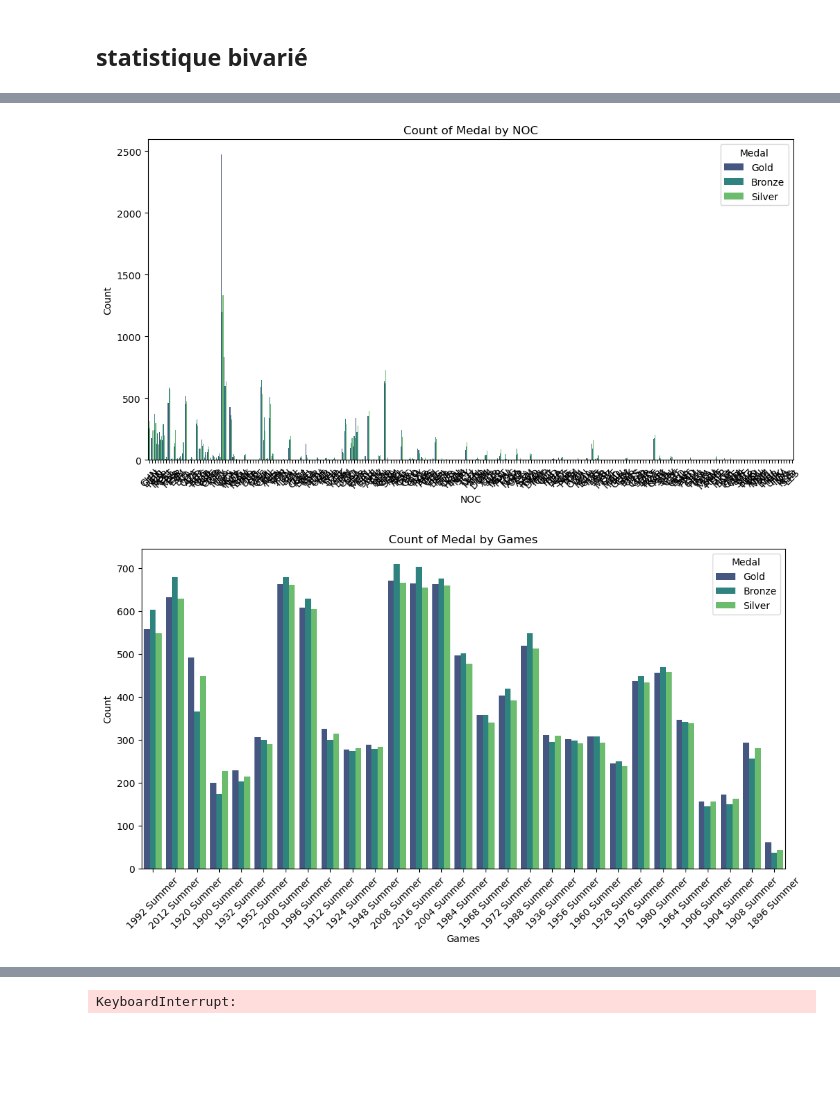
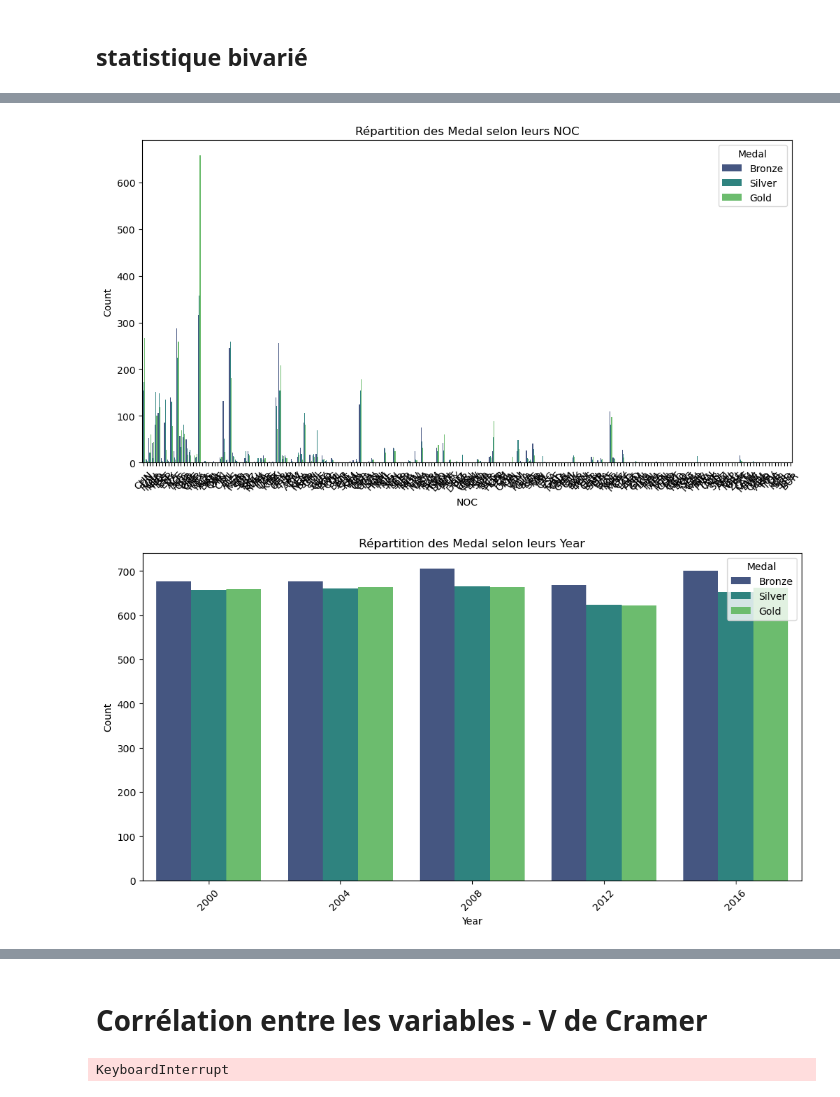
Before and after one commit to LepercqLouise/Rendu_MLOPS, a Jupyter notebook: MLOPS_Louise_Cyrielle.ipynb, the cells around one changed output, grey strips where cells are left out. Drawn from its saved outputs; the diff is of its cells as text; code cells hidden in the pictures; blank space fills up the shorter version.

Commit message:
statistique bivarié + V-Cramer

```diff
--- a/MLOPS_Louise_Cyrielle.ipynb
+++ b/MLOPS_Louise_Cyrielle.ipynb
@@ -486,16 +504,13 @@ les_16_premiers
 # %% [markdown]
 ## statistique bivarié
 # %%
-#statistiques desc
-import seaborn as sns
-import matplotlib.pyplot as plt
 
-def create_bar_plot(data, x_variable, target_variable='Medal'):
+def create_bar_plot(base_summer_2000_net, x_variable, target_variable='Medal'):
 
     # Create a bar plot
     plt.figure(figsize=(12, 6))
-    sns.countplot(x=x_variable, hue=target_variable, data=data, palette='viridis')
-    plt.title(f'Count of {target_variable} by {x_variable}')
+    sns.countplot(x=x_variable, hue=target_variable, data=base_summer_2000_net, palette='viridis')
+    plt.title(f'Répartition des {target_variable} selon leurs {x_variable}')
     plt.xlabel(x_variable)
     plt.ylabel('Count')
     plt.xticks(rotation=45)
@@ -504,11 +519,11 @@ def create_bar_plot(data, x_variable, target_variable='Medal'):
 
 # Example usage:
 # Assuming your DataFrame is named df
-create_bar_plot(base_summer, 'Sex')
-create_bar_plot(base_summer, 'Classe_age')
-create_bar_plot(base_summer, 'Classe_height')
-create_bar_plot(base_summer, 'Classe_weight')
-create_bar_plot(base_summer, 'NOC')
-create_bar_plot(base_summer, 'Games')
-create_bar_plot(base_summer, 'Sport')
+create_bar_plot(base_summer_2000_net, 'Sex')
+create_bar_plot(base_summer_2000_net, 'Classe_age')
+create_bar_plot(base_summer_2000_net, 'Classe_height')
+create_bar_plot(base_summer_2000_net, 'Classe_weight')
+create_bar_plot(base_summer_2000_net, 'NOC')
+create_bar_plot(base_summer_2000_net, 'Year')
+create_bar_plot(base_summer_2000_net, 'Sport')
 # %% [output]
@@ -519,2 +534,2 @@ create_bar_plot(base_summer, 'Sport')
-[figure, old version]
+[figure, new version]
-[figure, old version]
+[figure, new version]
@@ -522 +537,2 @@ create_bar_plot(base_summer, 'Sport')
-KeyboardInterrupt:
+# %% [markdown]
+# Corrélation entre les variables - V de Cramer
@@ -522,0 +543,10 @@ KeyboardInterrupt:
+# %%
+
+# Créez une table de contingence pour chaque paire de variables
+contingency_tables = {}
+for var1 in categorical_vars:
+    for var2 in categorical_vars:
+        contingency_table = pd.crosstab(base_summer_2000_net[var1], base_summer_2000_net[var2])
+        contingency_tables[(var1, var2)] = contingency_table
+# %% [output]
+KeyboardInterrupt
```
Also changed, not shown: parts of 14 cells of this notebook.
